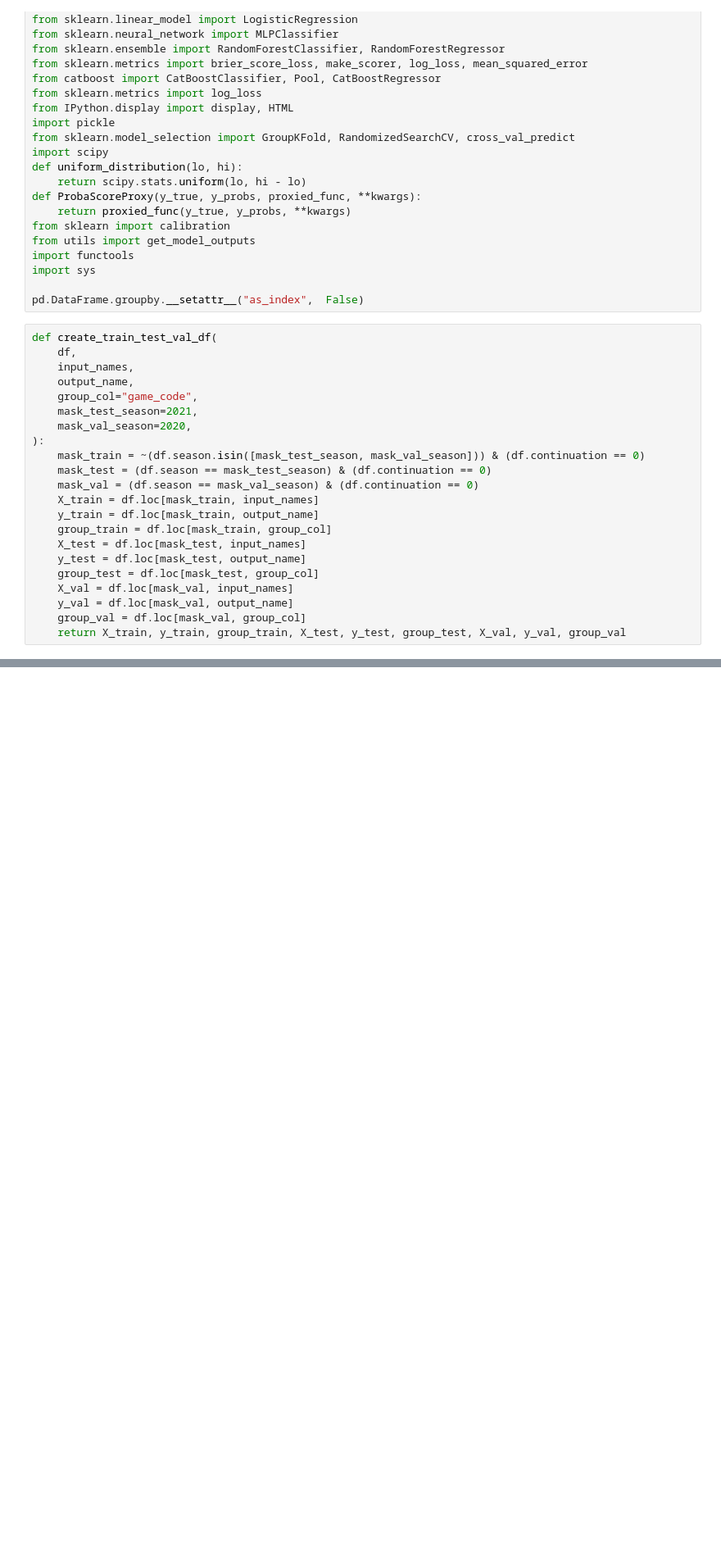
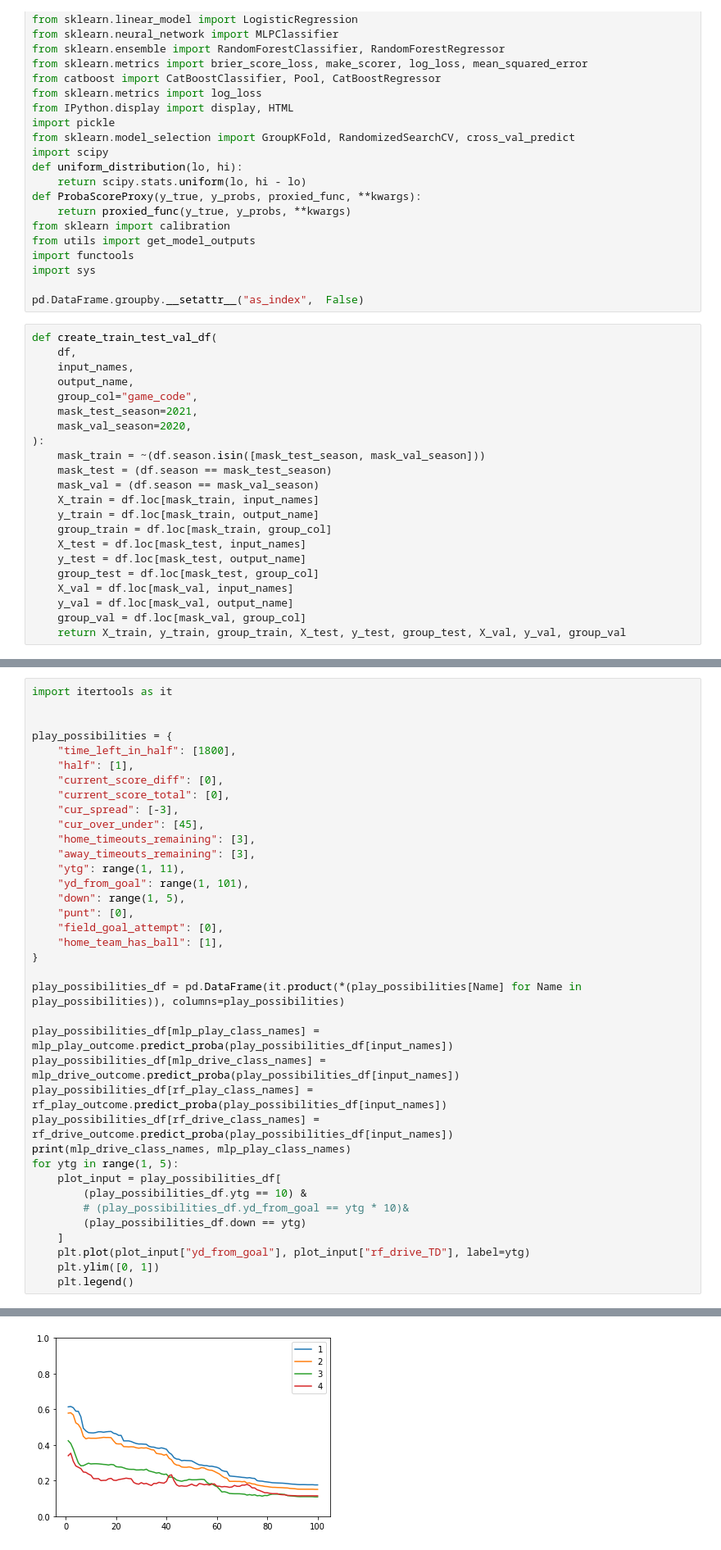
Before and after one commit to lucas-haupt/nfl-live-win-probability, a Jupyter notebook: notebooks/build_advance_models.ipynb, the cells around one changed output, grey strips where cells are left out. Shown at 82% size. Drawn from its saved outputs; the diff is of its cells as text; blank space fills up the shorter version.

```diff
--- a/notebooks/build_advance_models.ipynb
+++ b/notebooks/build_advance_models.ipynb
@@ -40,9 +40,9 @@ def create_train_test_val_df(
     mask_test_season=2021,
     mask_val_season=2020,
 ):
-    mask_train = ~(df.season.isin([mask_test_season, mask_val_season])) & (df.continuation == 0)
-    mask_test = (df.season == mask_test_season) & (df.continuation == 0)
-    mask_val = (df.season == mask_val_season) & (df.continuation == 0)
+    mask_train = ~(df.season.isin([mask_test_season, mask_val_season]))
+    mask_test = (df.season == mask_test_season)
+    mask_val = (df.season == mask_val_season)
     X_train = df.loc[mask_train, input_names]
     y_train = df.loc[mask_train, output_name]
     group_train = df.loc[mask_train, group_col]
@@ -479,0 +533,38 @@ event_df.groupby(["field_goal_attempt"]).mean()
+# %%
+import itertools as it
+
+
+play_possibilities = {
+    "time_left_in_half": [1800],
+    "half": [1],
+    "current_score_diff": [0],
+    "current_score_total": [0],
+    "cur_spread": [-3],
+    "cur_over_under": [45],
+    "home_timeouts_remaining": [3],
+    "away_timeouts_remaining": [3],
+    "ytg": range(1, 11),
+    "yd_from_goal": range(1, 101),
+    "down": range(1, 5),
+    "punt": [0],
+    "field_goal_attempt": [0],
+    "home_team_has_ball": [1],
+}
+
+play_possibilities_df = pd.DataFrame(it.product(*(play_possibilities[Name] for Name in play_possibilities)), columns=play_possibilities)
+
+play_possibilities_df[mlp_play_class_names] = mlp_play_outcome.predict_proba(play_possibilities_df[input_names])
+play_possibilities_df[mlp_drive_class_names] = mlp_drive_outcome.predict_proba(play_possibilities_df[input_names])
+play_possibilities_df[rf_play_class_names] = rf_play_outcome.predict_proba(play_possibilities_df[input_names])
+play_possibilities_df[rf_drive_class_names] = rf_drive_outcome.predict_proba(play_possibilities_df[input_names])
+print(mlp_drive_class_names, mlp_play_class_names)
+for ytg in range(1, 5):
+    plot_input = play_possibilities_df[
+        (play_possibilities_df.ytg == 10) &
+        # (play_possibilities_df.yd_from_goal == ytg * 10)&
+        (play_possibilities_df.down == ytg)
+    ]
+    plt.plot(plot_input["yd_from_goal"], plot_input["rf_drive_TD"], label=ytg)
+    plt.ylim([0, 1])
+    plt.legend()
+# %% [output]
@@ -479,0 +572 @@ event_df.groupby(["field_goal_attempt"]).mean()
+[figure, added]
```
Also changed, not shown: parts of 20 cells of this notebook, 1 other file.
